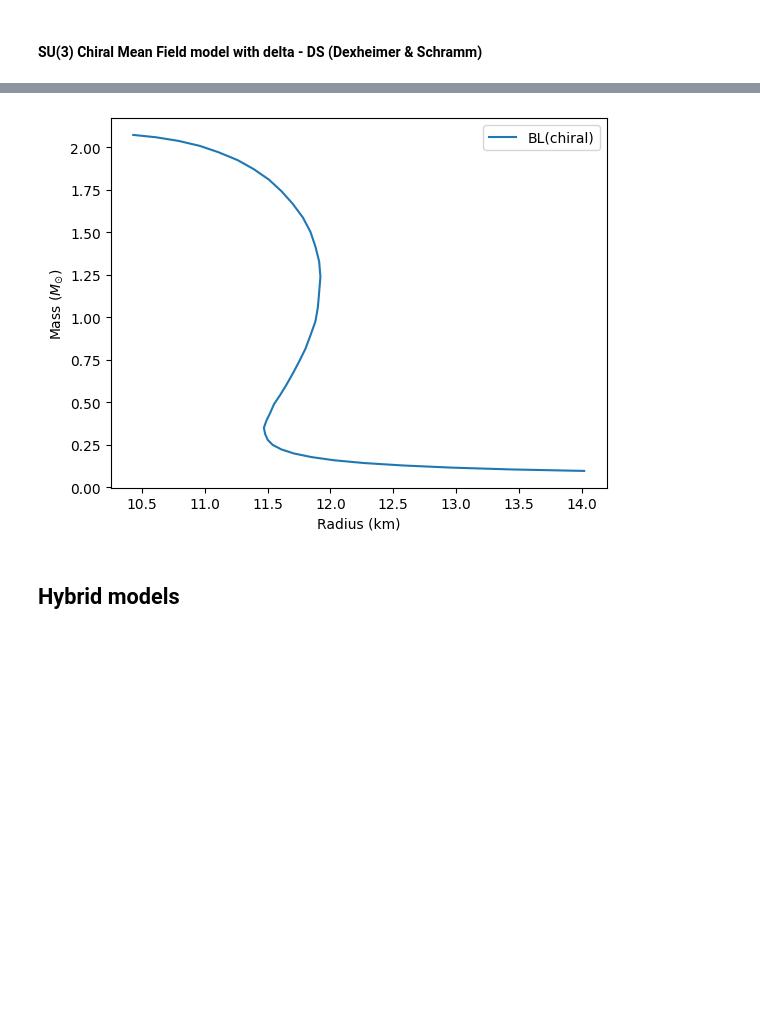
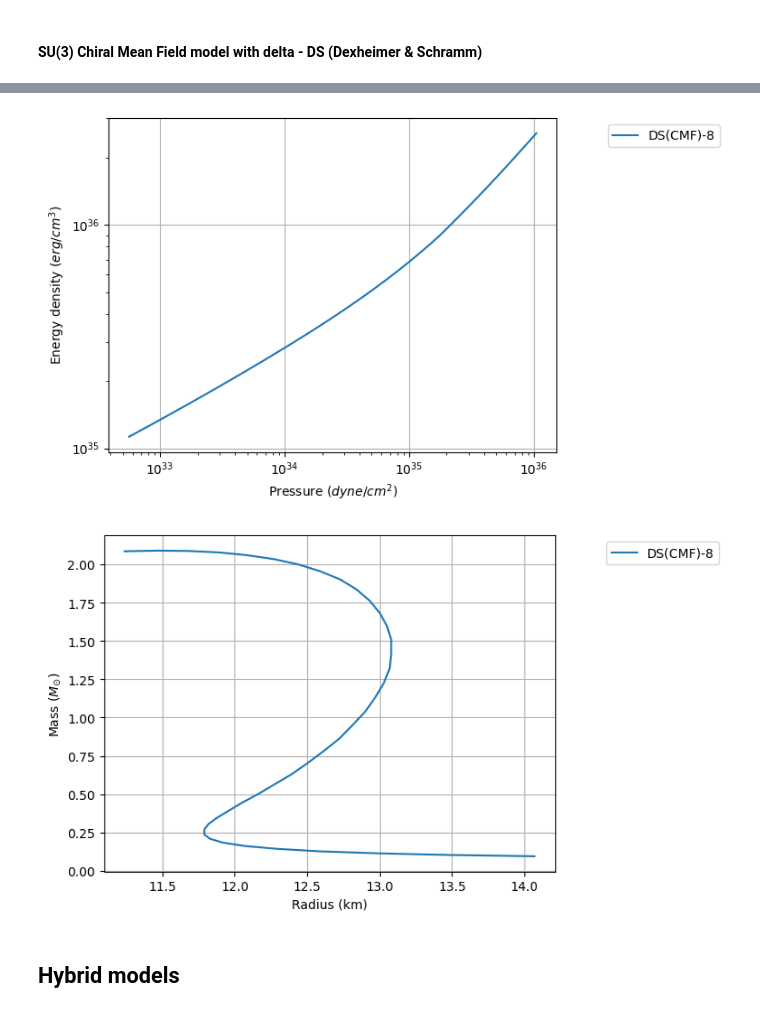
Before and after one commit to PhysicsZandi/NeutronStars, a Jupyter notebook: src/compose_examples.ipynb, the cells around one changed output, grey strips where cells are left out. Cells and saved outputs as stored; diff of their text form; code cells hidden in the pictures; blank space fills up the shorter version.

```diff
--- a/src/compose_examples.ipynb
+++ b/src/compose_examples.ipynb
@@ -42,7 +38,12 @@ all_MvsR_v2(resolution=1e3, n_points=40, folder_initial_letters="delta", file_in
-# %%
-all_MvsR_v2(resolution=1e3, n_points=40, folder_initial_letters="delta", file_initial_letters="BL")
-# %% [output]
-[figure, removed]
+# %%
+folder = "delta"
+file = "DS"
+
+all_eos(folder_initial_letters=folder, file_initial_letters=file)
+all_MvsR(folder_initial_letters=folder, file_initial_letters=file)
+# %% [output]
+[figure, added]
+[figure, added]
 # %% [markdown]
 ## Hybrid models
 # %% [markdown]
```
Also changed, not shown: parts of 64 cells of this notebook, 2 other files.
